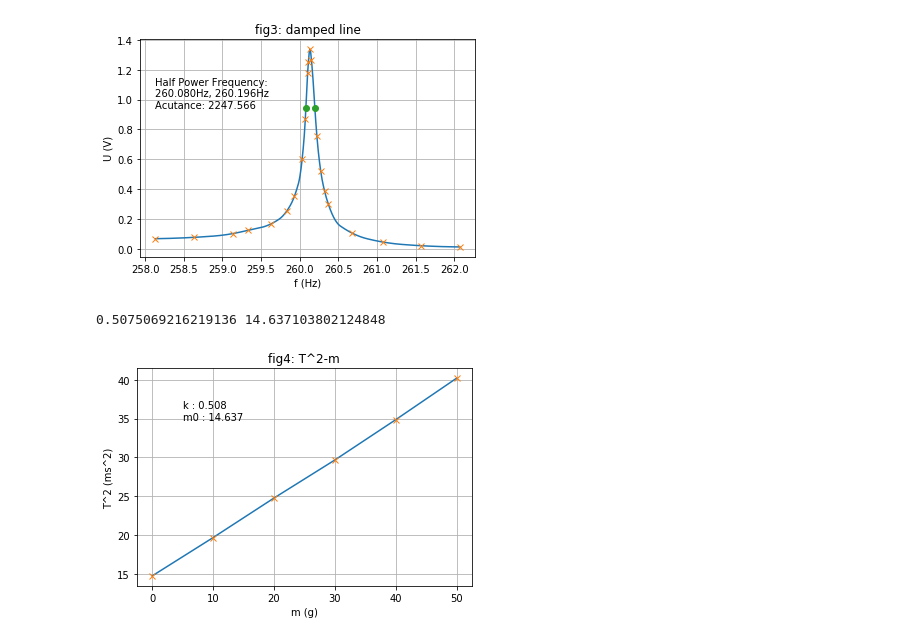
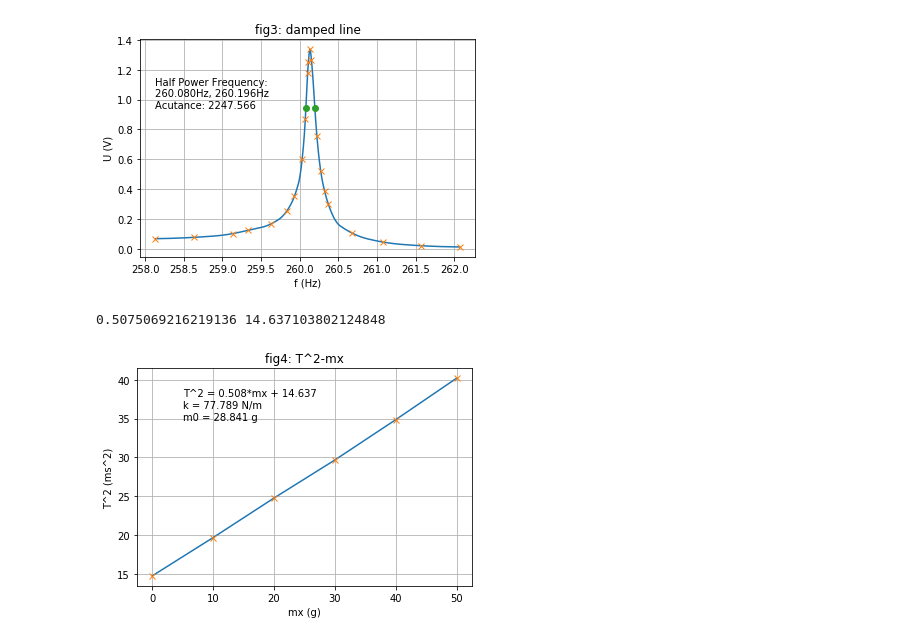
Before and after one commit to LoveThinkinghard/HUST-Physcis-Experiments-Plot-and-Dataprocess, a Jupyter notebook: 音叉实验/音叉实验画图及数据处理.ipynb, the cells around one changed output. Cells and saved outputs as stored; diff of their text form; code cells hidden in the pictures.

```diff
--- a/音叉实验/音叉实验画图及数据处理.ipynb
+++ b/音叉实验/音叉实验画图及数据处理.ipynb
@@ -83,28 +83,30 @@ fig2.savefig('damped.png')
 # %%
 # 共振频率（f）与音叉所加质量（m）关系图
 # 严格来说应该用最小二乘法来绘图，但老师也说了这个实验精度能达到很高，所以我的点好像都在线上，就不麻烦了。
 m = np.array([0, 10, 20, 30, 40, 50])  # 质量m(g)
 f = np.array([260.311, 225.381, 200.911, 183.581, 169.371, 157.721])  # 共振频率f(Hz)
 
 # 处理数据
 T = 1000 / f  # 将频率（Hz）转换为周期（ms），
 T2 = T ** 2  # 求T的平方
 
 # 用最小二乘法计算k和m0
-k = ((m - m.mean()) * (T2 - T2.mean())).sum() / (m.var() * m.size)
-m0 = T2.mean() - k * m.mean()
-print(k, m0)
+a = ((m - m.mean()) * (T2 - T2.mean())).sum() / (m.var() * m.size)
+b = T2.mean() - a * m.mean()
+k = 4 * np.square(np.pi) / a
+m0 = b / a
+print(a, b)
 
 # 坐标图参数设置
 fig3, ax3 = plt.subplots()
 ax3.plot(m, T2, m, T2, 'x')
-ax3.set(xlabel='m (g)', ylabel='T^2 (ms^2)', title='fig4: T^2-m')
-ax3.annotate('k : {:.3f}\nm0 : {:.3f}'.format(k, m0), xy=(m[0]+5, T2[-2]))
+ax3.set(xlabel='mx (g)', ylabel='T^2 (ms^2)', title='fig4: T^2-mx')
+ax3.annotate('T^2 = {:.3f}*mx + {:.3f}\nk = {:.3f} N/m\nm0 = {:.3f} g '.format(a, b, k, m0), xy=(m[0]+5, T2[-2]))
 ax3.grid()
 
 # 显示并保存图片
 plt.show()
-fig3.savefig('T^2-m关系图')
+fig3.savefig('T^2-mx关系图')
 # %% [output]
 0.5075069216219136 14.637103802124848
-[figure, old version]
+[figure, new version]
```
Also changed, not shown: 2 other files.
